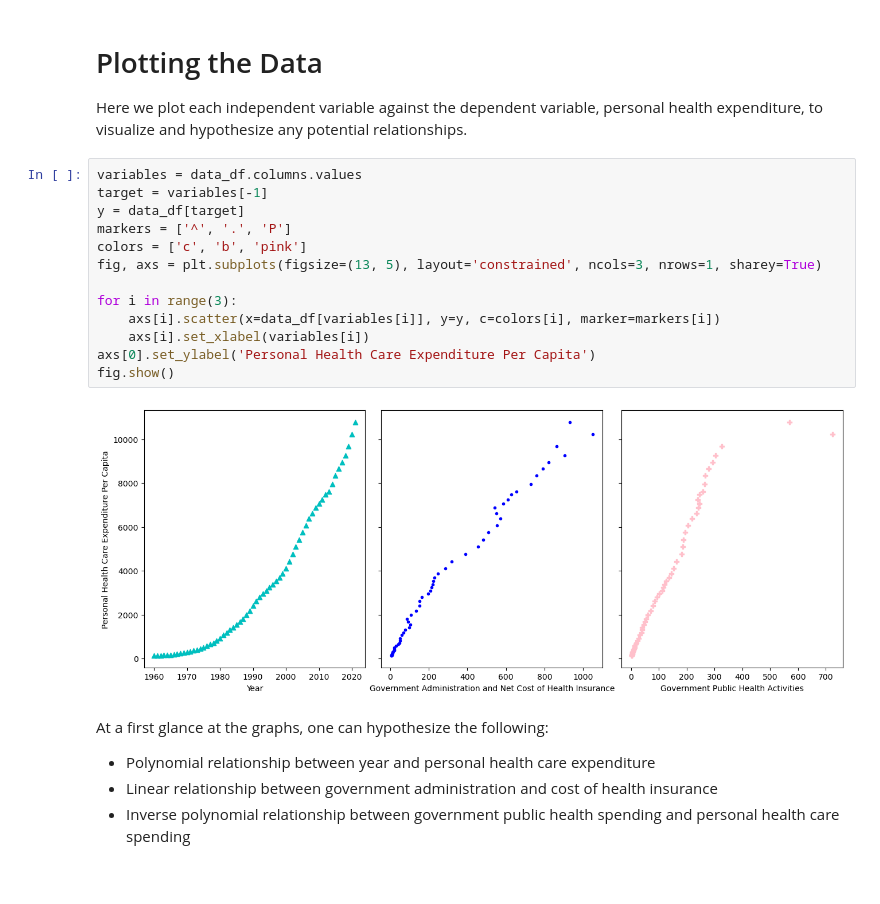
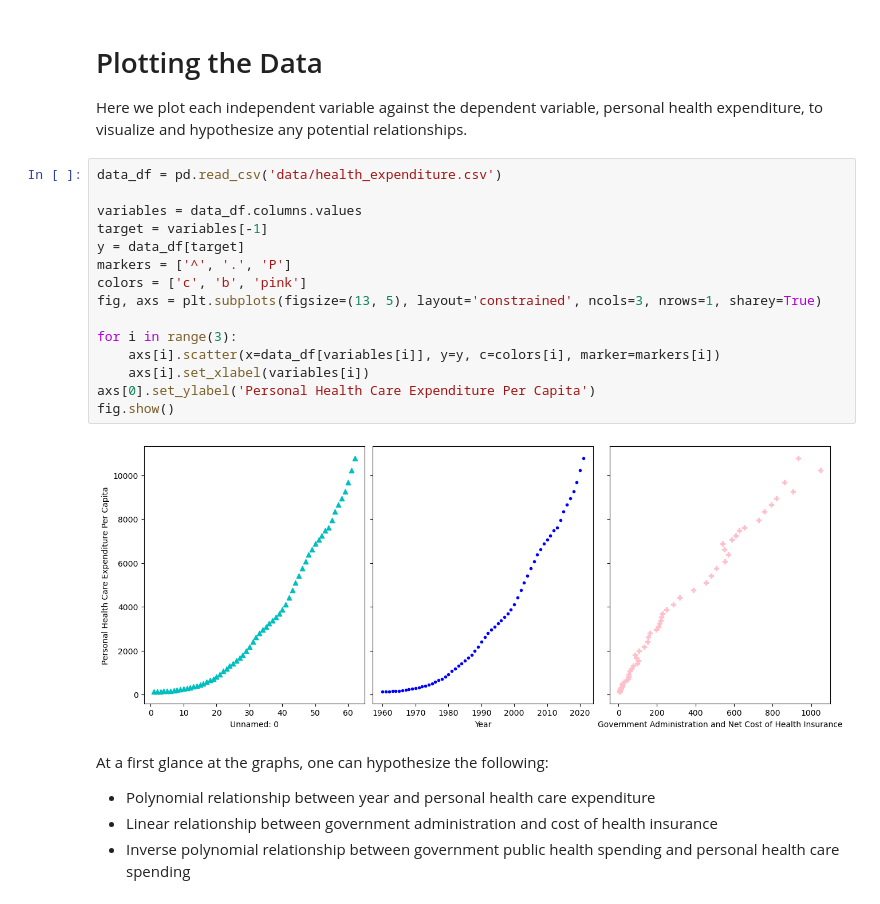
Before and after one commit to bronteee/machine-learning-projects, a Jupyter notebook: mlprojects/project1/project1.ipynb, the cells around one changed output. Drawn from its saved outputs; the diff is of its cells as text.

```diff
--- a/mlprojects/project1/project1.ipynb
+++ b/mlprojects/project1/project1.ipynb
@@ -15,20 +15,22 @@ import numpy as np
 # Plotting the Data
 Here we plot each independent variable against the dependent variable, personal health expenditure, to visualize and hypothesize any potential relationships.
 # %%
+data_df = pd.read_csv('data/health_expenditure.csv')
+
 variables = data_df.columns.values
 target = variables[-1]
 y = data_df[target]
 markers = ['^', '.', 'P']
 colors = ['c', 'b', 'pink']
 fig, axs = plt.subplots(figsize=(13, 5), layout='constrained', ncols=3, nrows=1, sharey=True)
 
 for i in range(3):
     axs[i].scatter(x=data_df[variables[i]], y=y, c=colors[i], marker=markers[i])
     axs[i].set_xlabel(variables[i])
 axs[0].set_ylabel('Personal Health Care Expenditure Per Capita')
 fig.show()
 # %% [output]
-[figure, old version]
+[figure, new version]
 # %% [markdown]
 At a first glance at the graphs, one can hypothesize the following:
 * Polynomial relationship between year and personal health care expenditure
```
Also changed, not shown: parts of 4 cells of this notebook, 3 other files.
